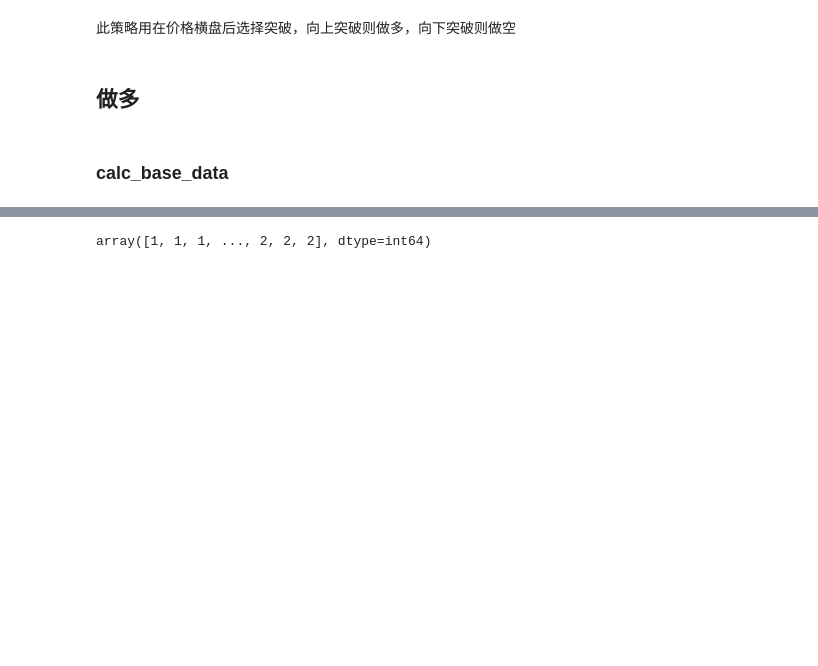
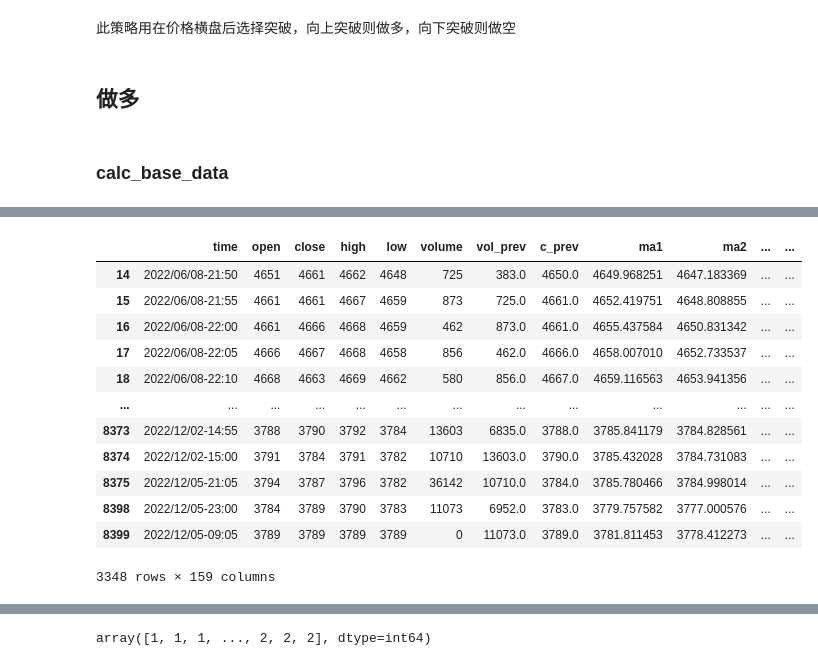
Before and after one commit to nuswgg/quants_qa, a Jupyter notebook: python/Py Quant Trading Practise/测试RB.ipynb, the cells around one changed output, grey strips where cells are left out. Saved outputs shown, nothing was run; the diff lists cells and outputs as text; code cells hidden in the pictures; blank space fills up the shorter version.

```diff
--- a/python/Py Quant Trading Practise/测试RB.ipynb
+++ b/python/Py Quant Trading Practise/测试RB.ipynb
@@ -1052,5 +1055,5 @@ def calc_base_data(klinesC):
 #     klinesC['price_stage'] = klinesC.apply()
     return klinesC
 # %%
-# %time calc_base_data(klines)
-base=calc_base_data(klines)
+%time base = calc_base_data(klines)
+# base=calc_base_data(klines)
@@ -1056,0 +1062,16 @@ base=calc_base_data(klines)
+# %%
+base.query('ma1>ma2>ma3')
+# %% [output]
+|  | time | open | close | high | low | volume | vol_prev | c_prev | ma1 | ma2 | ... | ... |
+| 14 | 2022/06/08-21:50 | 4651 | 4661 | 4662 | 4648 | 725 | 383.0 | 4650.0 | 4649.968251 | 4647.183369 | ... | ... |
+| 15 | 2022/06/08-21:55 | 4661 | 4661 | 4667 | 4659 | 873 | 725.0 | 4661.0 | 4652.419751 | 4648.808855 | ... | ... |
+| 16 | 2022/06/08-22:00 | 4661 | 4666 | 4668 | 4659 | 462 | 873.0 | 4661.0 | 4655.437584 | 4650.831342 | ... | ... |
+| 17 | 2022/06/08-22:05 | 4666 | 4667 | 4668 | 4658 | 856 | 462.0 | 4666.0 | 4658.007010 | 4652.733537 | ... | ... |
+| 18 | 2022/06/08-22:10 | 4668 | 4663 | 4669 | 4662 | 580 | 856.0 | 4667.0 | 4659.116563 | 4653.941356 | ... | ... |
+| ... | ... | ... | ... | ... | ... | ... | ... | ... | ... | ... | ... | ... |
+| 8373 | 2022/12/02-14:55 | 3788 | 3790 | 3792 | 3784 | 13603 | 6835.0 | 3788.0 | 3785.841179 | 3784.828561 | ... | ... |
+| 8374 | 2022/12/02-15:00 | 3791 | 3784 | 3791 | 3782 | 10710 | 13603.0 | 3790.0 | 3785.432028 | 3784.731083 | ... | ... |
+| 8375 | 2022/12/05-21:05 | 3794 | 3787 | 3796 | 3782 | 36142 | 10710.0 | 3784.0 | 3785.780466 | 3784.998014 | ... | ... |
+| 8398 | 2022/12/05-23:00 | 3784 | 3789 | 3790 | 3783 | 11073 | 6952.0 | 3783.0 | 3779.757582 | 3777.000576 | ... | ... |
+| 8399 | 2022/12/05-09:05 | 3789 | 3789 | 3789 | 3789 | 0 | 11073.0 | 3789.0 | 3781.811453 | 3778.412273 | ... | ... |
+3348 rows × 159 columns
```
Also changed, not shown: parts of 91 cells of this notebook.
